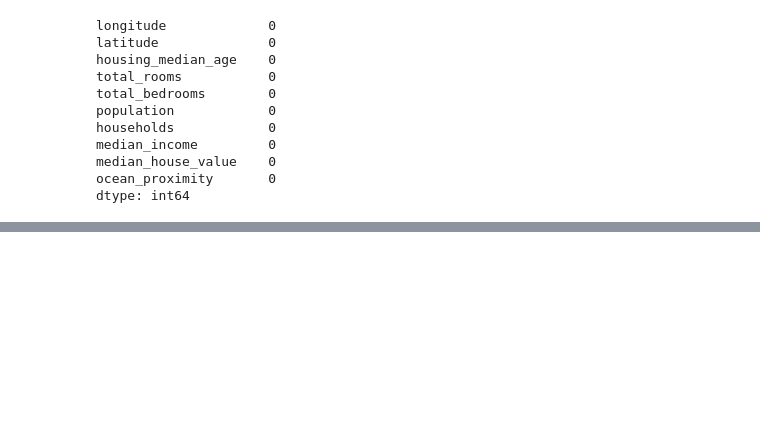
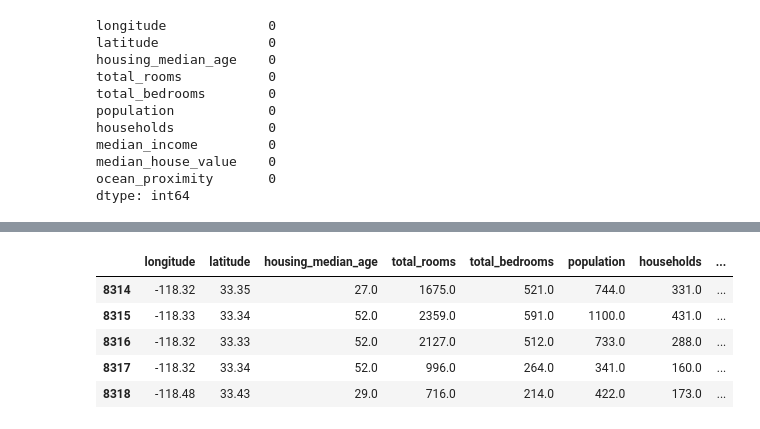
Before and after one commit to finnwethall/cleanup, a Jupyter notebook: cleaning.ipynb, the cells around one changed output, grey strips where cells are left out. Drawn from its saved outputs; the diff is of its cells as text; code cells hidden in the pictures; blank space fills up the shorter version.

```diff
--- a/cleaning.ipynb
+++ b/cleaning.ipynb
@@ -89,0 +104,9 @@ dtype: int64
+# %%
+df[df['ocean_proximity'] == 'ISLAND']
+# %% [output]
+|  | longitude | latitude | housing_median_age | total_rooms | total_bedrooms | population | households | ... |
+| 8314 | -118.32 | 33.35 | 27.0 | 1675.0 | 521.0 | 744.0 | 331.0 | ... |
+| 8315 | -118.33 | 33.34 | 52.0 | 2359.0 | 591.0 | 1100.0 | 431.0 | ... |
+| 8316 | -118.32 | 33.33 | 52.0 | 2127.0 | 512.0 | 733.0 | 288.0 | ... |
+| 8317 | -118.32 | 33.34 | 52.0 | 996.0 | 264.0 | 341.0 | 160.0 | ... |
+| 8318 | -118.48 | 33.43 | 29.0 | 716.0 | 214.0 | 422.0 | 173.0 | ... |
```
Also changed, not shown: parts of 1 cell of this notebook.
